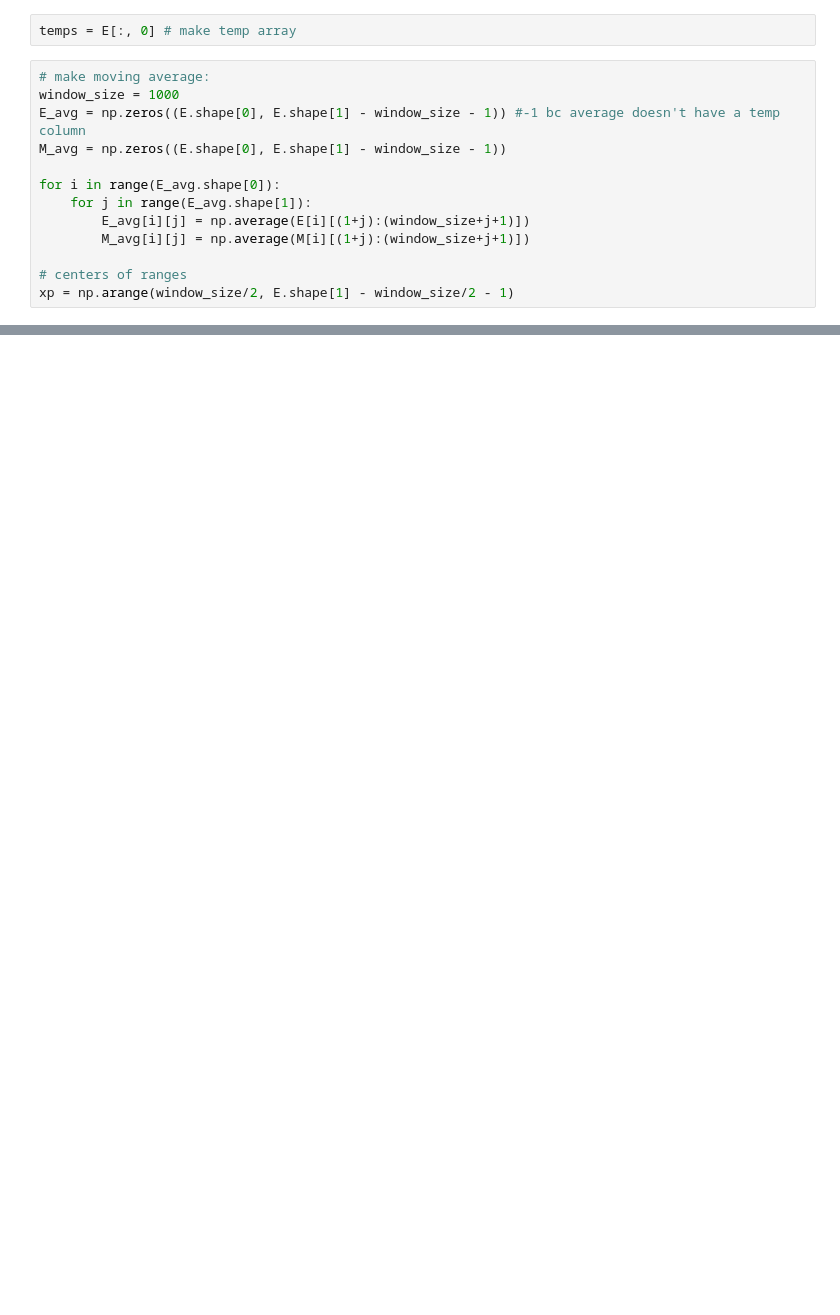
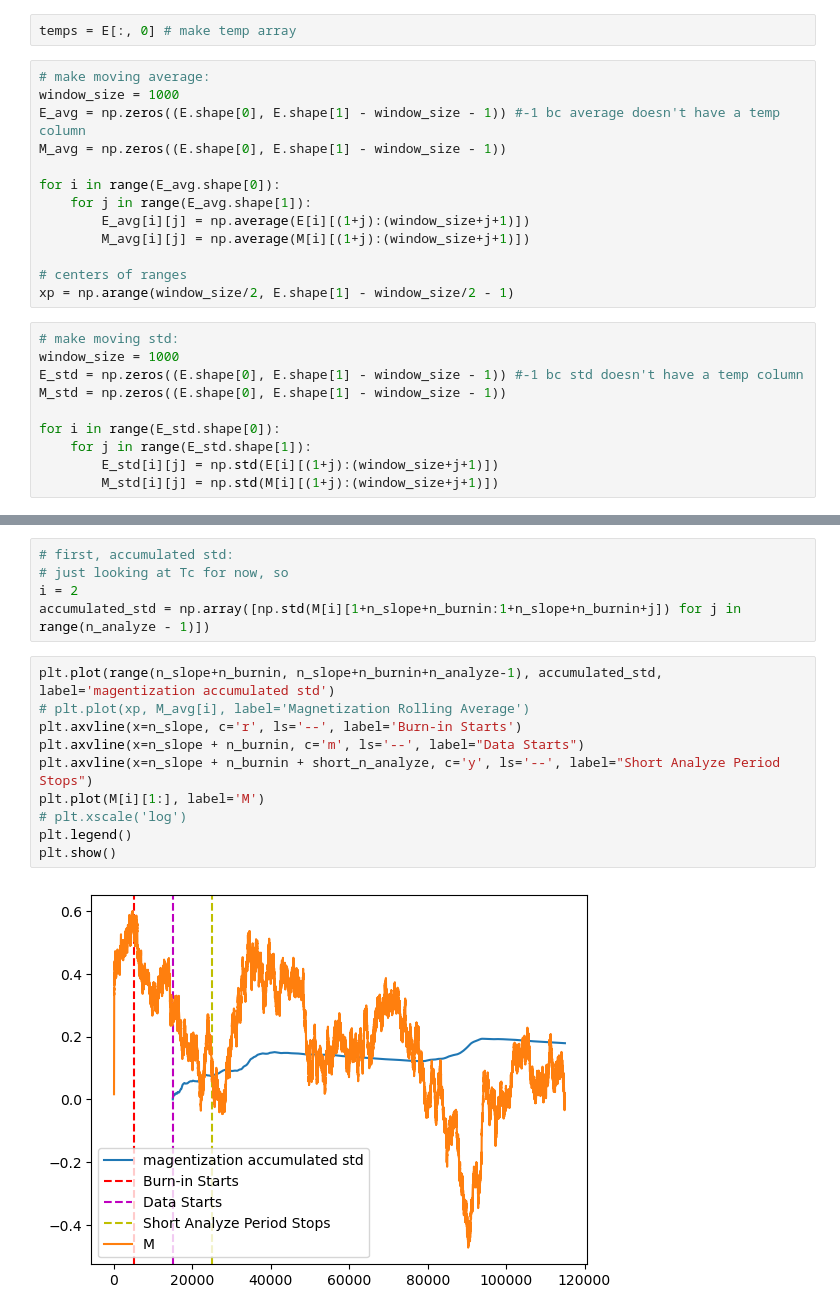
Before and after one commit to aderhall/phys382ising, a Jupyter notebook: Convergence.ipynb, the cells around one changed output, grey strips where cells are left out. Cells and saved outputs as stored; diff of their text form; blank space fills up the shorter version.

```diff
--- a/Convergence.ipynb
+++ b/Convergence.ipynb
@@ -75,3 +81,13 @@ for i in range(E_avg.shape[0]):
 
 # centers of ranges
 xp = np.arange(window_size/2, E.shape[1] - window_size/2 - 1)
+# %%
+# make moving std:
+window_size = 1000
+E_std = np.zeros((E.shape[0], E.shape[1] - window_size - 1)) #-1 bc std doesn't have a temp column
+M_std = np.zeros((E.shape[0], E.shape[1] - window_size - 1))
+
+for i in range(E_std.shape[0]):
+    for j in range(E_std.shape[1]):
+        E_std[i][j] = np.std(E[i][(1+j):(window_size+j+1)])
+        M_std[i][j] = np.std(M[i][(1+j):(window_size+j+1)])
@@ -93,0 +177,17 @@ for i in np.linspace(0, len(temps) - 1, n_graphs):
+# %%
+# first, accumulated std:
+# just looking at Tc for now, so
+i = 2
+accumulated_std = np.array([np.std(M[i][1+n_slope+n_burnin:1+n_slope+n_burnin+j]) for j in range(n_analyze - 1)])
+# %%
+plt.plot(range(n_slope+n_burnin, n_slope+n_burnin+n_analyze-1), accumulated_std, label='magentization accumulated std')
+# plt.plot(xp, M_avg[i], label='Magnetization Rolling Average')
+plt.axvline(x=n_slope, c='r', ls='--', label='Burn-in Starts')
+plt.axvline(x=n_slope + n_burnin, c='m', ls='--', label="Data Starts")
+plt.axvline(x=n_slope + n_burnin + short_n_analyze, c='y', ls='--', label="Short Analyze Period Stops")
+plt.plot(M[i][1:], label='M')
+# plt.xscale('log')
+plt.legend()
+plt.show()
+# %% [output]
+[figure, added]
```
Also changed, not shown: parts of 10 cells of this notebook, 17 other files.
